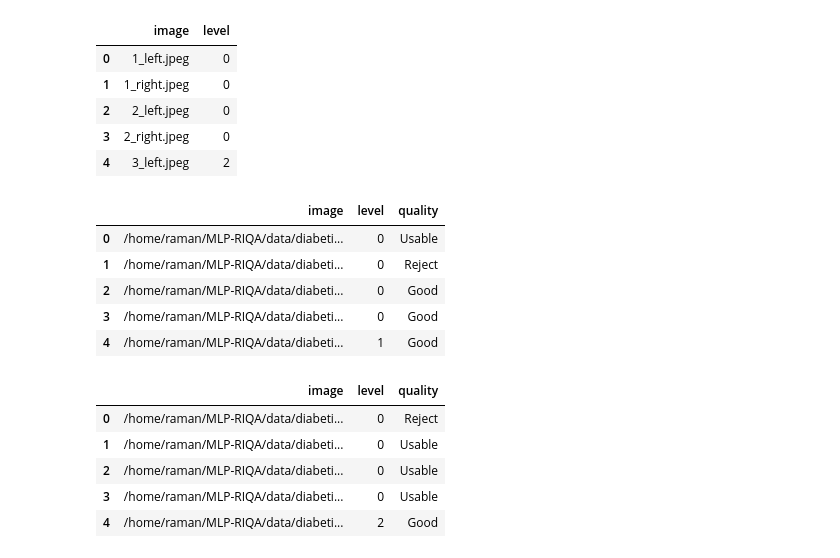
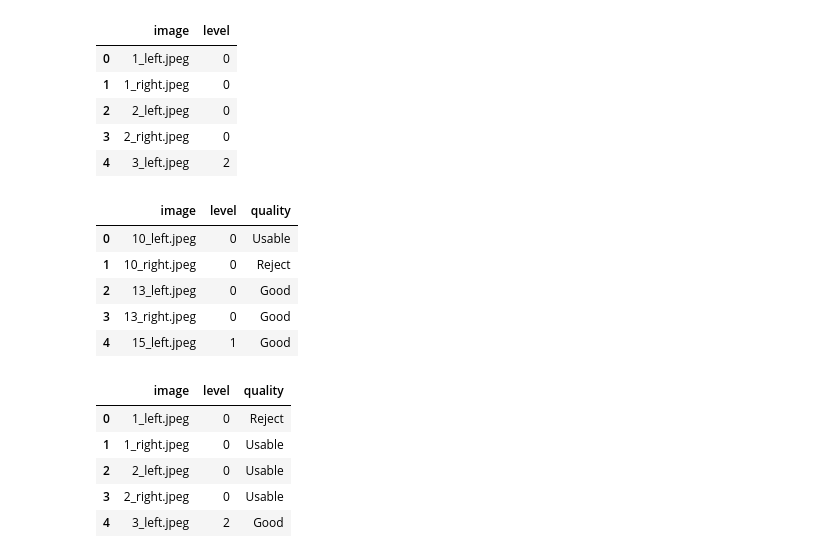
Before and after one commit to Raman1121/MLP-RIQA, a Jupyter notebook: src/notebooks/initial_DR_NB.ipynb, the cells around one changed output. Saved outputs shown, nothing was run; the diff lists cells and outputs as text; code cells hidden in the pictures.

```diff
--- a/src/notebooks/initial_DR_NB.ipynb
+++ b/src/notebooks/initial_DR_NB.ipynb
@@ -252,13 +252,13 @@ df_diabetic_labels_test.head()
 # %%
 #Merging the training dataframes
 final_df = pd.merge(left=df_diabetic_labels, right=df_riqa_labels, how='inner', on='image')
-final_df['image'] = final_df['image'].apply(lambda x: str(ROOT_PATH+'final_train/train/'+x))
+#final_df['image'] = final_df['image'].apply(lambda x: str(ROOT_PATH+'final_train/train/'+x))
 final_df.head()
 # %% [output]
 |  | image | level | quality |
-| 0 | /home/raman/MLP-RIQA/data/diabeti... | 0 | Usable |
-| 1 | /home/raman/MLP-RIQA/data/diabeti... | 0 | Reject |
-| 2 | /home/raman/MLP-RIQA/data/diabeti... | 0 | Good |
-| 3 | /home/raman/MLP-RIQA/data/diabeti... | 0 | Good |
-| 4 | /home/raman/MLP-RIQA/data/diabeti... | 1 | Good |
+| 0 | 10_left.jpeg | 0 | Usable |
+| 1 | 10_right.jpeg | 0 | Reject |
+| 2 | 13_left.jpeg | 0 | Good |
+| 3 | 13_right.jpeg | 0 | Good |
+| 4 | 15_left.jpeg | 1 | Good |
 # %%
@@ -267,13 +267,13 @@ final_df.head()
 #Merging the test dataframes
 
 final_test_df = pd.merge(left=df_diabetic_labels_test, right=df_riqa_labels_test, how='inner', on='image')
-final_test_df['image'] = final_test_df['image'].apply(lambda x: str(ROOT_PATH+'final_test/test/'+x))
+#final_test_df['image'] = final_test_df['image'].apply(lambda x: str(ROOT_PATH+'final_test/test/'+x))
 final_test_df.head()
 # %% [output]
 |  | image | level | quality |
-| 0 | /home/raman/MLP-RIQA/data/diabeti... | 0 | Reject |
-| 1 | /home/raman/MLP-RIQA/data/diabeti... | 0 | Usable |
-| 2 | /home/raman/MLP-RIQA/data/diabeti... | 0 | Usable |
-| 3 | /home/raman/MLP-RIQA/data/diabeti... | 0 | Usable |
-| 4 | /home/raman/MLP-RIQA/data/diabeti... | 2 | Good |
+| 0 | 1_left.jpeg | 0 | Reject |
+| 1 | 1_right.jpeg | 0 | Usable |
+| 2 | 2_left.jpeg | 0 | Usable |
+| 3 | 2_right.jpeg | 0 | Usable |
+| 4 | 3_left.jpeg | 2 | Good |
 # %%
```
Also changed, not shown: parts of 2 cells of this notebook, 3 other files.
